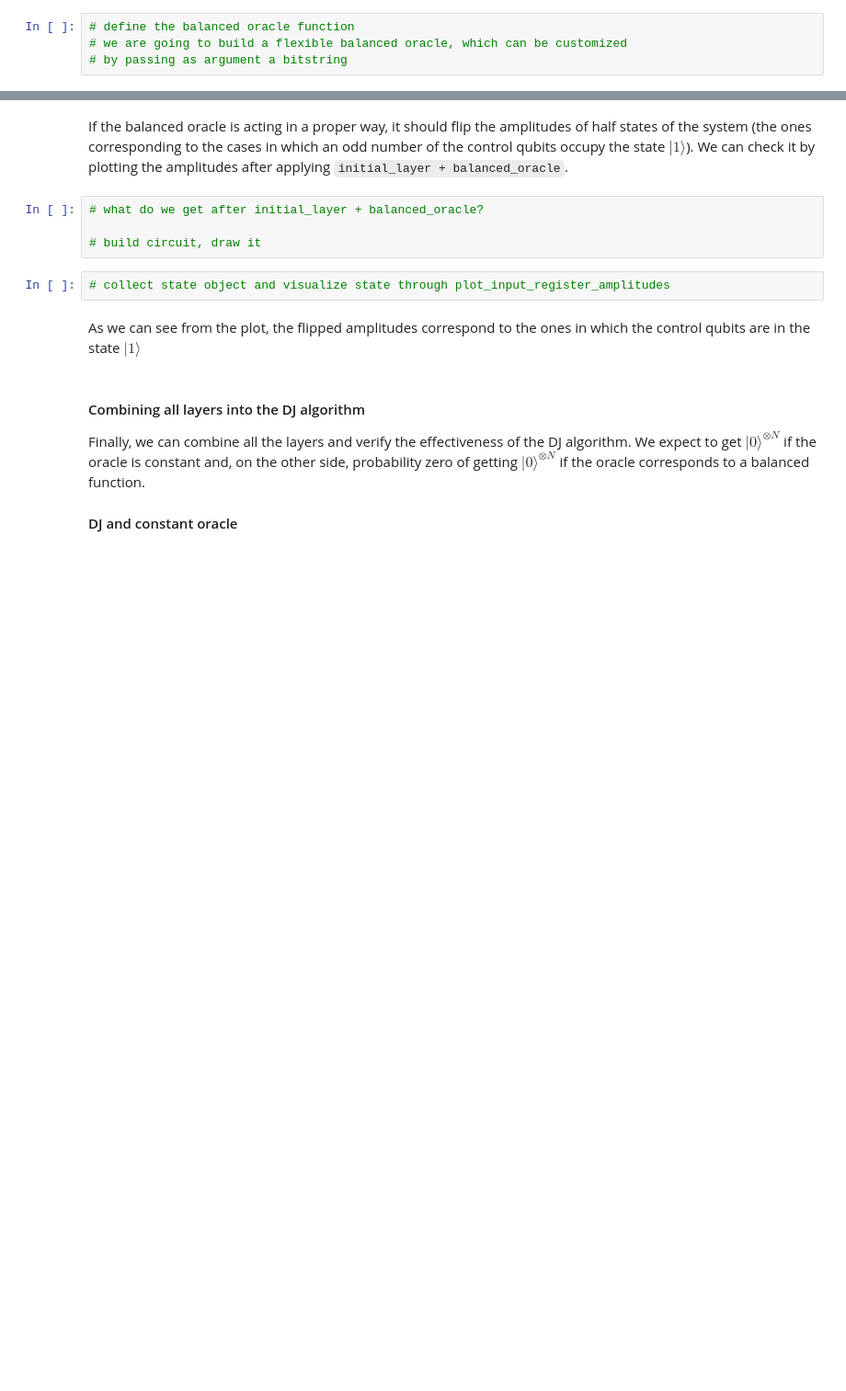
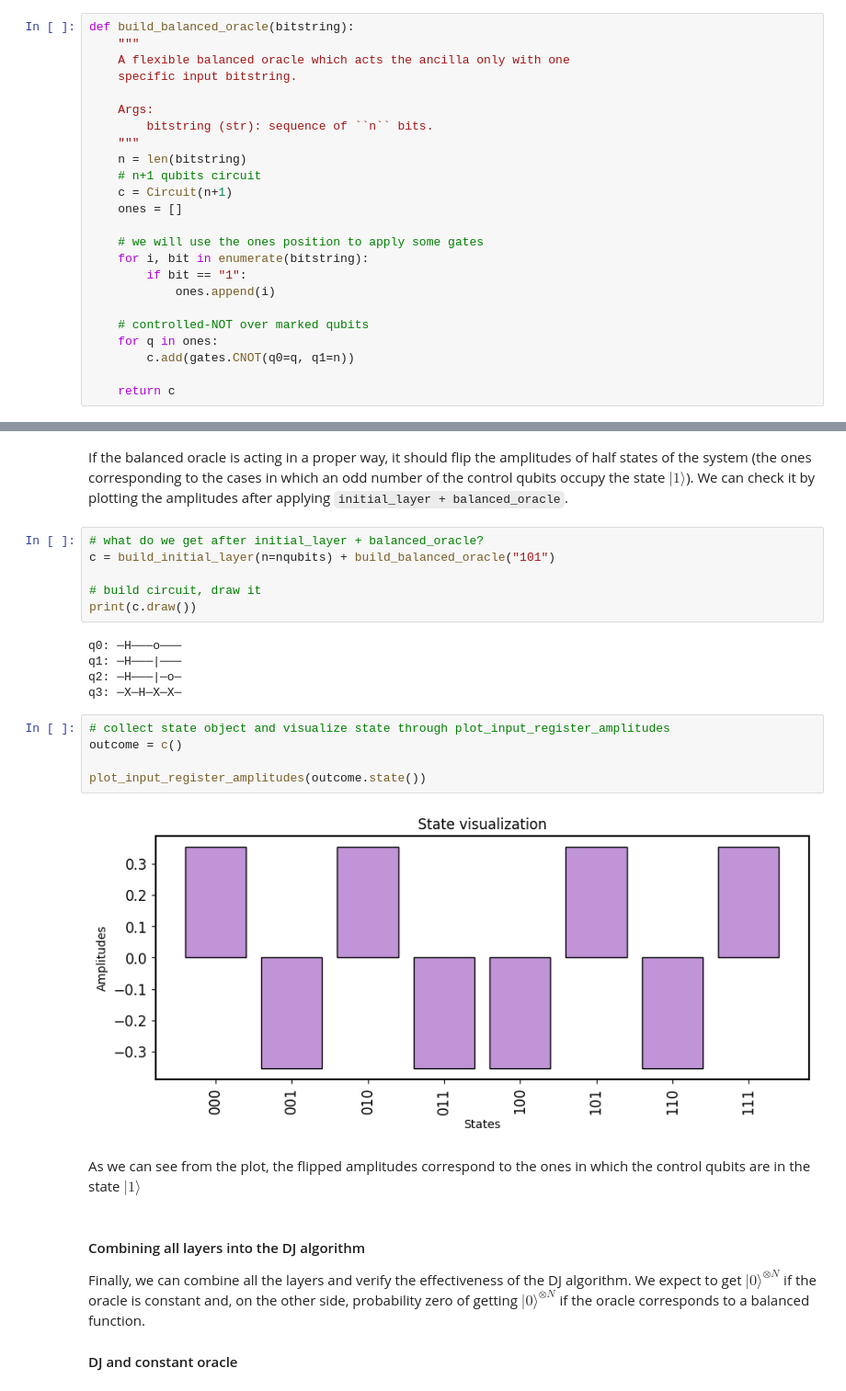
Before and after one commit to qiboteam/qiboedu, a Jupyter notebook: notebooks/Lecture3.ipynb, the cells around one changed output, grey strips where cells are left out. Shown at 92% size. Cells and saved outputs as stored; diff of their text form; blank space fills up the shorter version.

```diff
--- a/notebooks/Lecture3.ipynb
+++ b/notebooks/Lecture3.ipynb
@@ -104,8 +178,28 @@ What we expect from a constant oracle of this nature is that the initial state i
 A balanced function can be implemented by applying CNOT gates using a control qubit which is in a complete superposed state. In fact, when we apply an Hadamard gate to a qubit prepared into the zero state, we get the superposed one: $$ |\psi\rangle \frac{1}{\sqrt{2}} (|0\rangle + |1\rangle),$$
 and if we use it as control while applying a controlled gate, it will act as a trigger by applying the operator with an exact probability of 50%, corresponding to the state amplitude related to state $|1\rangle$.
 # %%
-# define the balanced oracle function
-# we are going to build a flexible balanced oracle, which can be customized
-# by passing as argument a bitstring
+def build_balanced_oracle(bitstring):
+    """
+    A flexible balanced oracle which acts the ancilla only with one
+    specific input bitstring.
+
+    Args:
+        bitstring (str): sequence of ``n`` bits.
+    """
+    n = len(bitstring)
+    # n+1 qubits circuit
+    c = Circuit(n+1)
+    ones = []
+
+    # we will use the ones position to apply some gates
+    for i, bit in enumerate(bitstring):
+        if bit == "1":
+            ones.append(i)
+
+    # controlled-NOT over marked qubits
+    for q in ones:
+        c.add(gates.CNOT(q0=q, q1=n))
+
+    return c
 # %%
 # build balanced oracle and draw it
@@ -115,10 +215,22 @@ and if we use it as control while applying a controlled gate, it will act as a t
 If the balanced oracle is acting in a proper way, it should flip the amplitudes of half states of the system (the ones corresponding to the cases in which an odd number of the control qubits occupy the state $|1\rangle$). We can check it by plotting the amplitudes after applying `initial_layer + balanced_oracle`.
 # %%
 # what do we get after initial_layer + balanced_oracle?
+c = build_initial_layer(n=nqubits) + build_balanced_oracle("101")
 
 # build circuit, draw it
+print(c.draw())
+# %% [output]
+q0: ─H───o───
+q1: ─H───|───
+q2: ─H───|─o─
+q3: ─X─H─X─X─
 # %%
 # collect state object and visualize state through plot_input_register_amplitudes
+outcome = c()
+
+plot_input_register_amplitudes(outcome.state())
+# %% [output]
+[figure, added]
 # %% [markdown]
 As we can see from the plot, the flipped amplitudes correspond to the ones in which the control qubits are in the state $|1\rangle$
 # %% [markdown]
```
Also changed, not shown: parts of 19 cells of this notebook.
